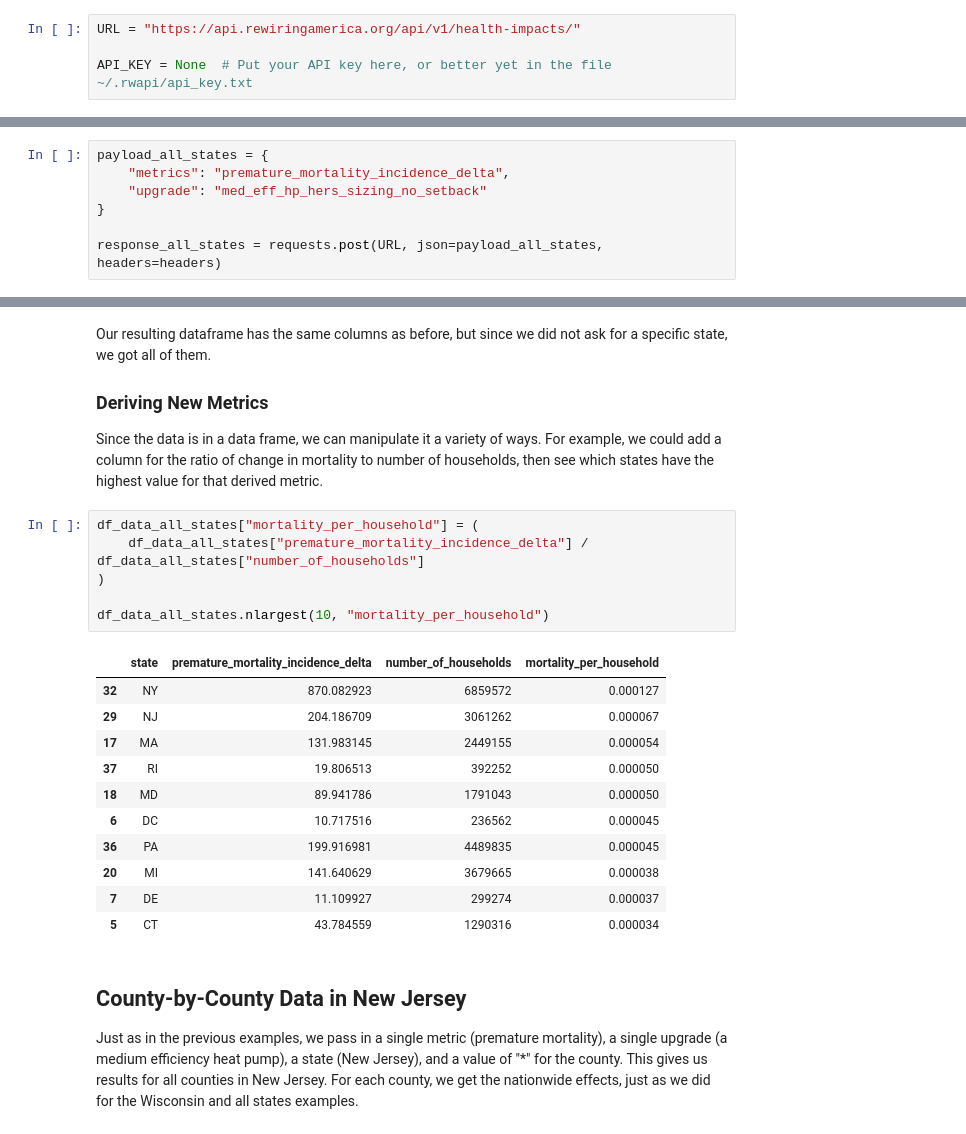
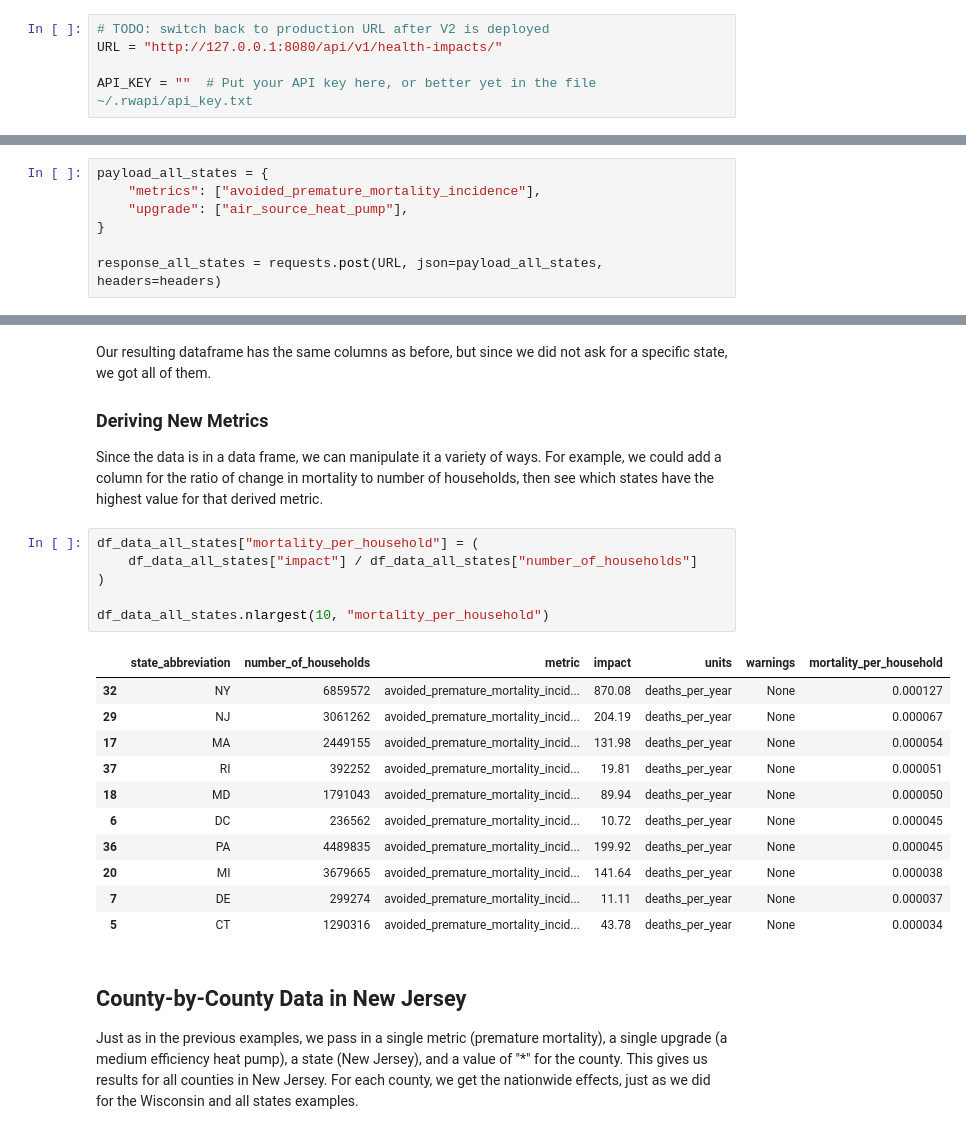
Before and after one commit to rewiringamerica/api_demos, a Jupyter notebook: notebooks/Health Impacts.ipynb, the cells around one changed output, grey strips where cells are left out. Saved outputs shown, nothing was run; the diff lists cells and outputs as text.

```diff
--- a/notebooks/Health Impacts.ipynb
+++ b/notebooks/Health Impacts.ipynb
@@ -40,9 +40,10 @@ from pathlib import Path
 # %% [markdown]
 We also need the URL of the Health Effects API.
 # %%
-URL = "https://api.rewiringamerica.org/api/v1/health-impacts/"
+# TODO: switch back to production URL after V2 is deployed
+URL = "http://127.0.0.1:8080/api/v1/health-impacts/"
 
-API_KEY = None  # Put your API key here, or better yet in the file ~/.rwapi/api_key.txt
+API_KEY = ""  # Put your API key here, or better yet in the file ~/.rwapi/api_key.txt
 # %%
 if API_KEY is None:
     api_key_path = Path.home() / ".rwapi" / "api_key.txt"
@@ -121,8 +124,8 @@ Wpass in a single metric (premature mortality) and a single upgrade (a
 medium efficiency heat pump). But unlike in the Wisconsin example, we do not pass in a state. Therefore, we get results for all states in the continental United States.
 # %%
 payload_all_states = {
-    "metrics": "premature_mortality_incidence_delta",
-    "upgrade": "med_eff_hp_hers_sizing_no_setback"
+    "metrics": ["avoided_premature_mortality_incidence"],
+    "upgrade": ["air_source_heat_pump"],
 }
 
 response_all_states = requests.post(URL, json=payload_all_states, headers=headers)
@@ -159,22 +162,22 @@ of households, then see which states have the highest value for that derived
 metric.
 # %%
 df_data_all_states["mortality_per_household"] = (
-    df_data_all_states["premature_mortality_incidence_delta"] / df_data_all_states["number_of_households"]
+    df_data_all_states["impact"] / df_data_all_states["number_of_households"]
 )
 
 df_data_all_states.nlargest(10, "mortality_per_household")
 # %% [output]
-|  | state | premature_mortality_incidence_delta | number_of_households | mortality_per_household |
-| 32 | NY | 870.082923 | 6859572 | 0.000127 |
-| 29 | NJ | 204.186709 | 3061262 | 0.000067 |
-| 17 | MA | 131.983145 | 2449155 | 0.000054 |
-| 37 | RI | 19.806513 | 392252 | 0.000050 |
-| 18 | MD | 89.941786 | 1791043 | 0.000050 |
-| 6 | DC | 10.717516 | 236562 | 0.000045 |
-| 36 | PA | 199.916981 | 4489835 | 0.000045 |
-| 20 | MI | 141.640629 | 3679665 | 0.000038 |
-| 7 | DE | 11.109927 | 299274 | 0.000037 |
-| 5 | CT | 43.784559 | 1290316 | 0.000034 |
+|  | state_abbreviation | number_of_households | metric | impact | units | warnings | mortality_per_household |
+| 32 | NY | 6859572 | avoided_premature_mortality_incid... | 870.08 | deaths_per_year | None | 0.000127 |
+| 29 | NJ | 3061262 | avoided_premature_mortality_incid... | 204.19 | deaths_per_year | None | 0.000067 |
+| 17 | MA | 2449155 | avoided_premature_mortality_incid... | 131.98 | deaths_per_year | None | 0.000054 |
+| 37 | RI | 392252 | avoided_premature_mortality_incid... | 19.81 | deaths_per_year | None | 0.000051 |
+| 18 | MD | 1791043 | avoided_premature_mortality_incid... | 89.94 | deaths_per_year | None | 0.000050 |
+| 6 | DC | 236562 | avoided_premature_mortality_incid... | 10.72 | deaths_per_year | None | 0.000045 |
+| 36 | PA | 4489835 | avoided_premature_mortality_incid... | 199.92 | deaths_per_year | None | 0.000045 |
+| 20 | MI | 3679665 | avoided_premature_mortality_incid... | 141.64 | deaths_per_year | None | 0.000038 |
+| 7 | DE | 299274 | avoided_premature_mortality_incid... | 11.11 | deaths_per_year | None | 0.000037 |
+| 5 | CT | 1290316 | avoided_premature_mortality_incid... | 43.78 | deaths_per_year | None | 0.000034 |
 # %% [markdown]
 ## County-by-County Data in New Jersey
 
```
Also changed, not shown: parts of 30 cells of this notebook, 1 other file.
